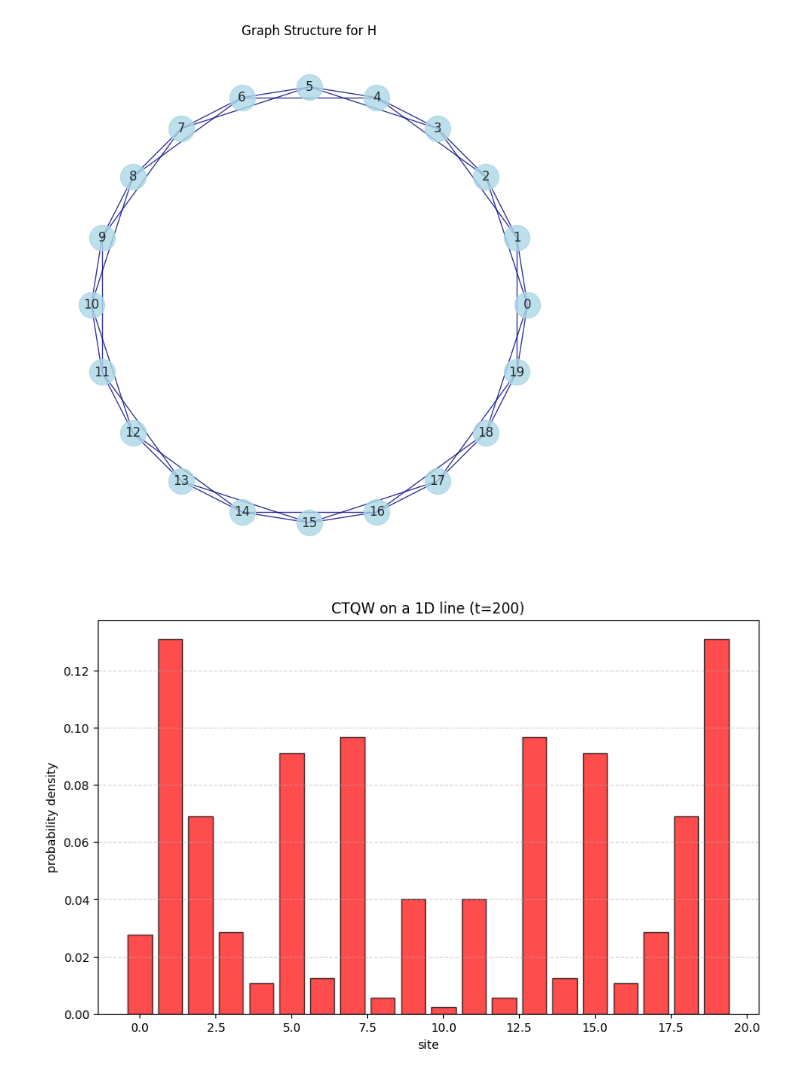
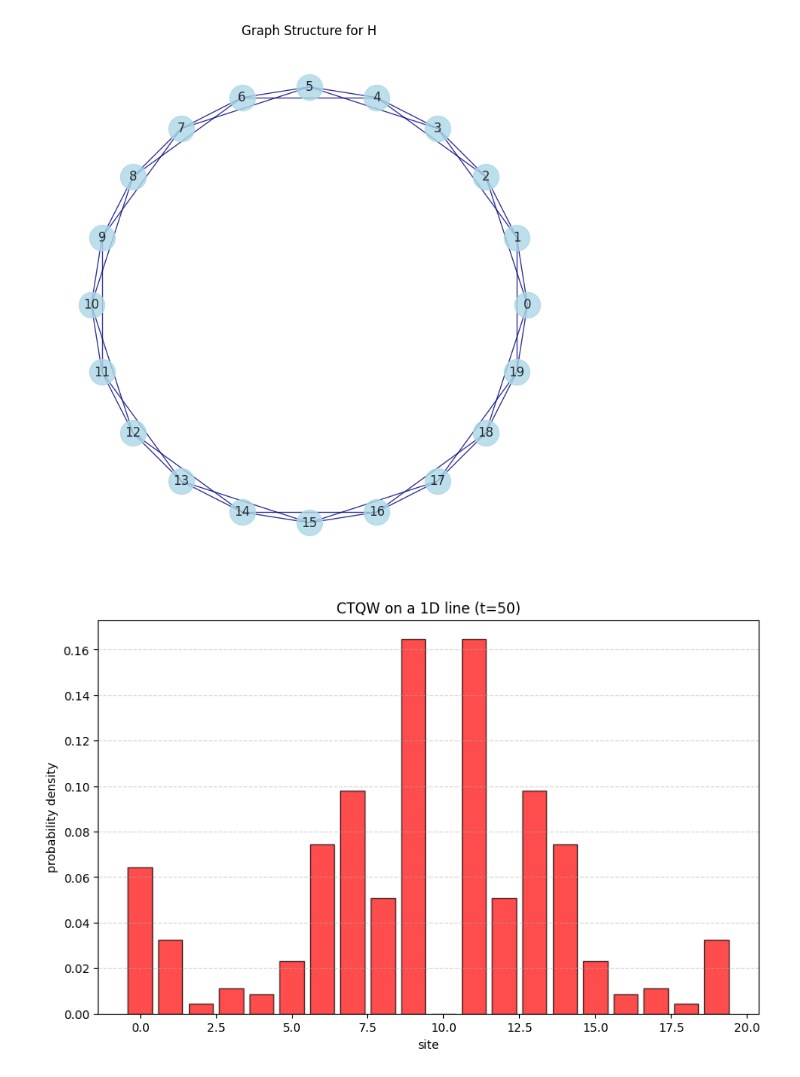
Before and after one commit to Carini108/thesis_PBC, a Jupyter notebook: Desktop/tesi_PBC/04_test_strobo_QW_ring_neigh_phases.ipynb, the cells around one changed output. Saved outputs shown, nothing was run; the diff lists cells and outputs as text; code cells hidden in the pictures.

```diff
--- a/Desktop/tesi_PBC/04_test_strobo_QW_ring_neigh_phases.ipynb
+++ b/Desktop/tesi_PBC/04_test_strobo_QW_ring_neigh_phases.ipynb
@@ -67,12 +67,12 @@ def plot_graph_from_Hamiltonian(matrix):
 # 1. define parameters for a qw on a line
 ##########################################
 num_sites = 20
-t = 200 # duration of the evolution
+t = 50 # duration of the evolution
 # couplings and constants relevant to H
 # decay_constant = 0.0
 on_site_energy = 0.0
 gamma_1 = 1.0
-gamma_2 = 0.0
+gamma_2 = 0.5
 
 ##########################################
 # 2. Laplacian matrix for a ring (L = D - A)
@@ -190,6 +190,6 @@ plt.show()
 Success! Walker at site 10.
 Success! Walker at site 10.
 Success! Walker at site 10.
 Success! Walker at site 10.
 [figure]
-[figure, old version]
+[figure, new version]
```
Also changed, not shown: parts of 1 cell of this notebook, 2 other files.
